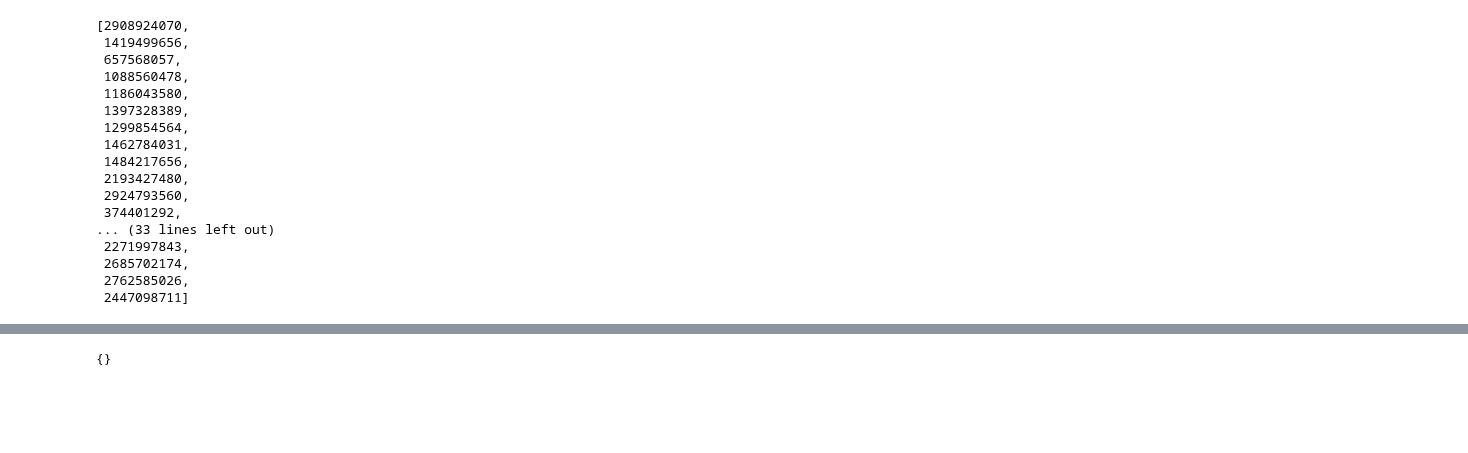
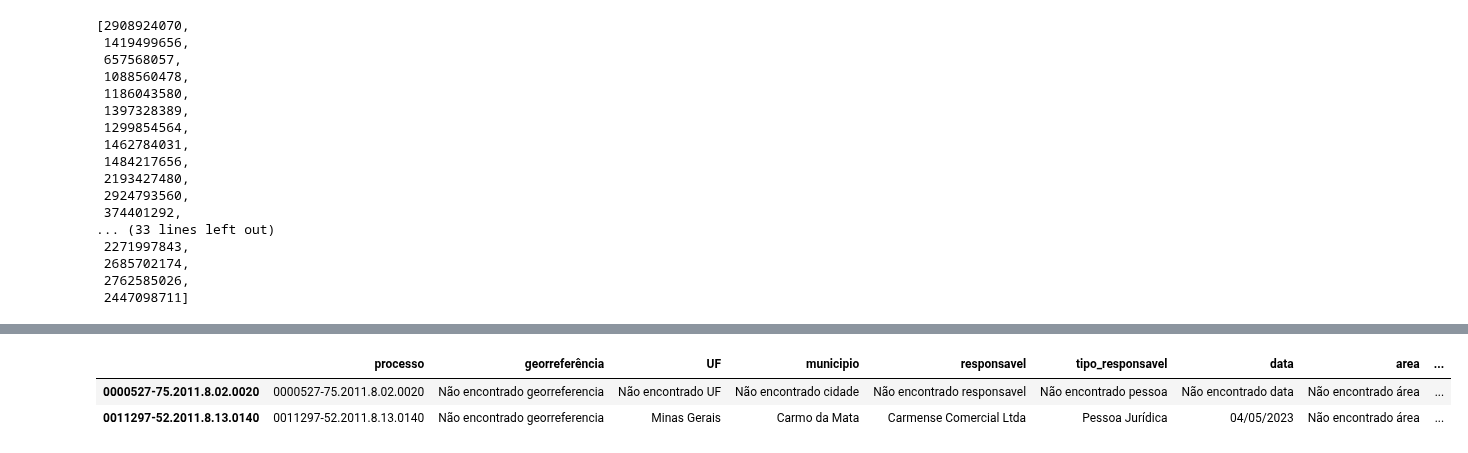
Before and after one commit to pedronery07/Projeto_InsperData_AECOM, a Jupyter notebook: testes_gemini/filtrado.ipynb, the cells around one changed output, grey strips where cells are left out. Saved outputs shown, nothing was run; the diff lists cells and outputs as text; code cells hidden in the pictures; blank space fills up the shorter version.

```diff
--- a/testes_gemini/filtrado.ipynb
+++ b/testes_gemini/filtrado.ipynb
@@ -81,7 +81,8 @@ processo_anexo_id_lista
 def analise(texto_extraido,respostas,numero_processo,processoAnexoID,link):
 
     prompt = f"""
-    Tarefa: Você receberá um texto bruto que descreve um processo judicial. Seu objetivo é analisar esse texto e identificar se ele trata de um caso de dano ambiental e extrair 13 informações específicas, conforme as instruções abaixo.
+    Tarefa: Você receberá um texto bruto que descreve um processo judicial relacionado a algum dano ambiental.
+    Seu objetivo é analisar esse texto e extrair 13 informações específicas, conforme as instruções abaixo.
     Definição útil: Dano ambiental é qualquer prejuízo causado ao meio ambiente (água, solo, ar, fauna, flora, patrimônio paisagístico etc.) por ação ou omissão de um terceiro, sendo gerador de obrigação de reparação, conforme os artigos 186 e 927 do Código Civil.
     Retorno esperado (formato da resposta):
     A resposta deve ser apenas uma lista com 13 elementos, nesta ordem específica:
@@ -119,7 +120,7 @@ def analise(texto_extraido,respostas,numero_processo,processoAnexoID,link):
     [10] Categoria da compensação: "Multas Administrativas", "Compensações Financeiras", "Obrigações de Fazer (com custo)", " Custas Judiciais e Acordos" ou "Valoração Econômica".
      Se não houver, retorne: "Não encontrada categoria"
 
-    [11] Tipo de Valor da compensção de acordo com a categoria da compensação: para multas administrativas existe 'Multa simples', 'Multa diária',entre outras. para compensações financeiras existe 'Indenização por dano material', 'Indenização por dano moral coletivo','Compensação ambiental (Lei do SNUC)' entre outros. Para obrigações de fazer (com custo) existe por exemplo 'Reflorestamento ou recomposição vegetal', 'Descontaminação de solo e água', entre outros. Para C'ustas Judiciais e Acordos'	existe 'Custas processuais e honorários' por exemplo. Para 'Valoração Econômica' existe	'Valor de mercado dos bens naturais afetados' por exemplo.
+    [11] Tipo de Valor da compensação de acordo com a categoria da compensação: para multas administrativas existe 'Multa simples', 'Multa diária',entre outras. para compensações financeiras existe 'Indenização por dano material', 'Indenização por dano moral coletivo','Compensação ambiental (Lei do SNUC)' entre outros. Para obrigações de fazer (com custo) existe por exemplo 'Reflorestamento ou recomposição vegetal', 'Descontaminação de solo e água', entre outros. Para C'ustas Judiciais e Acordos'	existe 'Custas processuais e honorários' por exemplo. Para 'Valoração Econômica' existe	'Valor de mercado dos bens naturais afetados' por exemplo.
      Se não houver, retorne: "Não encontrado tipo valor"
 
     [12] Forma de Cálculo ou valor (por exemplo: R$ 5.000, R$ 500 a R$ 10 mil/dia., reflorestamento a R$ 30 mil/hectare, R$ 3 milhões para limpar lençol freático, 10% a 20% do valor da causa)
@@ -181,5 +213,28 @@ for processo in filtrados_true:
 # %%
-respostas
+respostas_teste1 = pd.DataFrame.from_dict(respostas, orient='index')
+
+respostas_teste1.columns = [
+    "processo",
+    "georreferência",
+    "UF",
+    "municipio",
+    "responsavel",
+    "tipo_responsavel",
+    "data",
+    "area",
+    "unidade",
+    "metodologia_punição",
+    'compensacao_nao_monetaria',
+    "categoria_compensacao",
+    "tipo_valor",
+    "calculo",
+    "id_documento",
+    "url_documento"
+]
+
+respostas_teste1
 # %% [output]
-{}
+|  | processo | georreferência | UF | municipio | responsavel | tipo_responsavel | data | area | ... |
+| 0000527-75.2011.8.02.0020 | 0000527-75.2011.8.02.0020 | Não encontrado georreferencia | Não encontrado UF | Não encontrado cidade | Não encontrado responsavel | Não encontrado pessoa | Não encontrado data | Não encontrado área | ... |
+| 0011297-52.2011.8.13.0140 | 0011297-52.2011.8.13.0140 | Não encontrado georreferencia | Minas Gerais | Carmo da Mata | Carmense Comercial Ltda | Pessoa Jurídica | 04/05/2023 | Não encontrado área | ... |
 # %%
```
Also changed, not shown: parts of 9 cells of this notebook, 15 other files.
